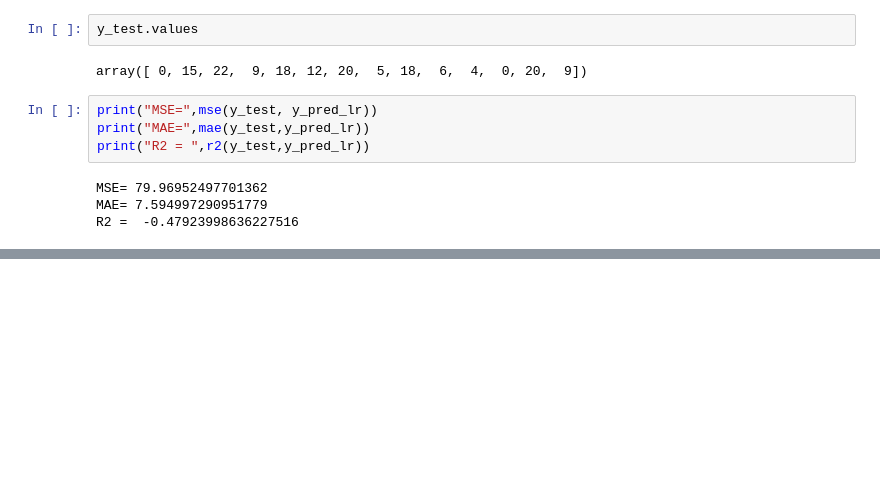
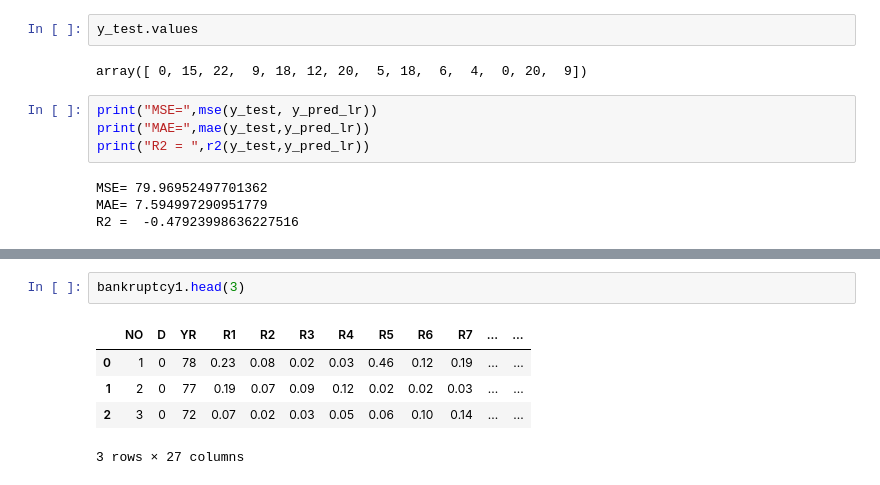
Before and after one commit to sunitadhotre/Artificial-Intelligence, a Jupyter notebook: Day3_Assignment_SSD.ipynb, the cells around one changed output, grey strips where cells are left out. Saved outputs shown, nothing was run; the diff lists cells and outputs as text; blank space fills up the shorter version.

```diff
--- a/Day3_Assignment_SSD.ipynb
+++ b/Day3_Assignment_SSD.ipynb
@@ -266,0 +284,8 @@ R2 =  -0.47923998636227516
+# %%
+bankruptcy1.head(3)
+# %% [output]
+|  | NO | D | YR | R1 | R2 | R3 | R4 | R5 | R6 | R7 | ... | ... |
+| 0 | 1 | 0 | 78 | 0.23 | 0.08 | 0.02 | 0.03 | 0.46 | 0.12 | 0.19 | ... | ... |
+| 1 | 2 | 0 | 77 | 0.19 | 0.07 | 0.09 | 0.12 | 0.02 | 0.02 | 0.03 | ... | ... |
+| 2 | 3 | 0 | 72 | 0.07 | 0.02 | 0.03 | 0.05 | 0.06 | 0.10 | 0.14 | ... | ... |
+3 rows × 27 columns
```
Also changed, not shown: parts of 11 cells of this notebook.
